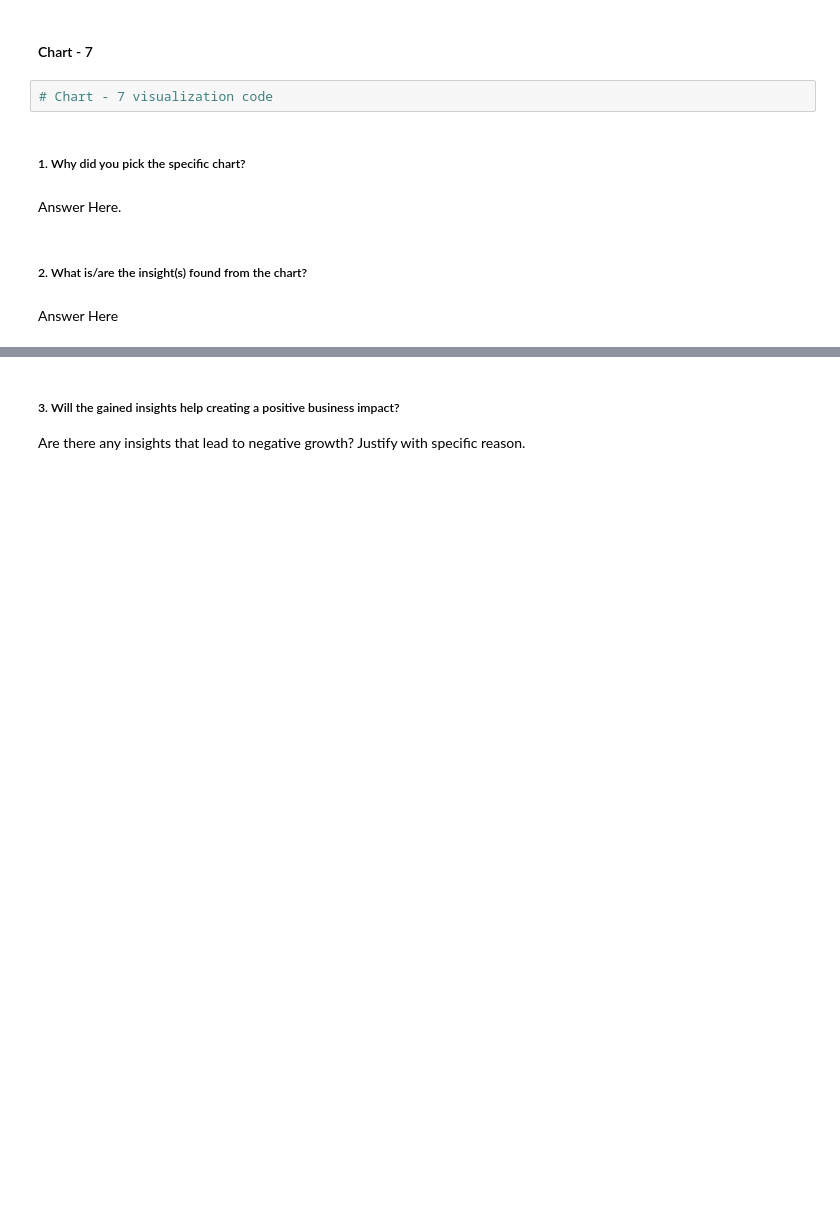
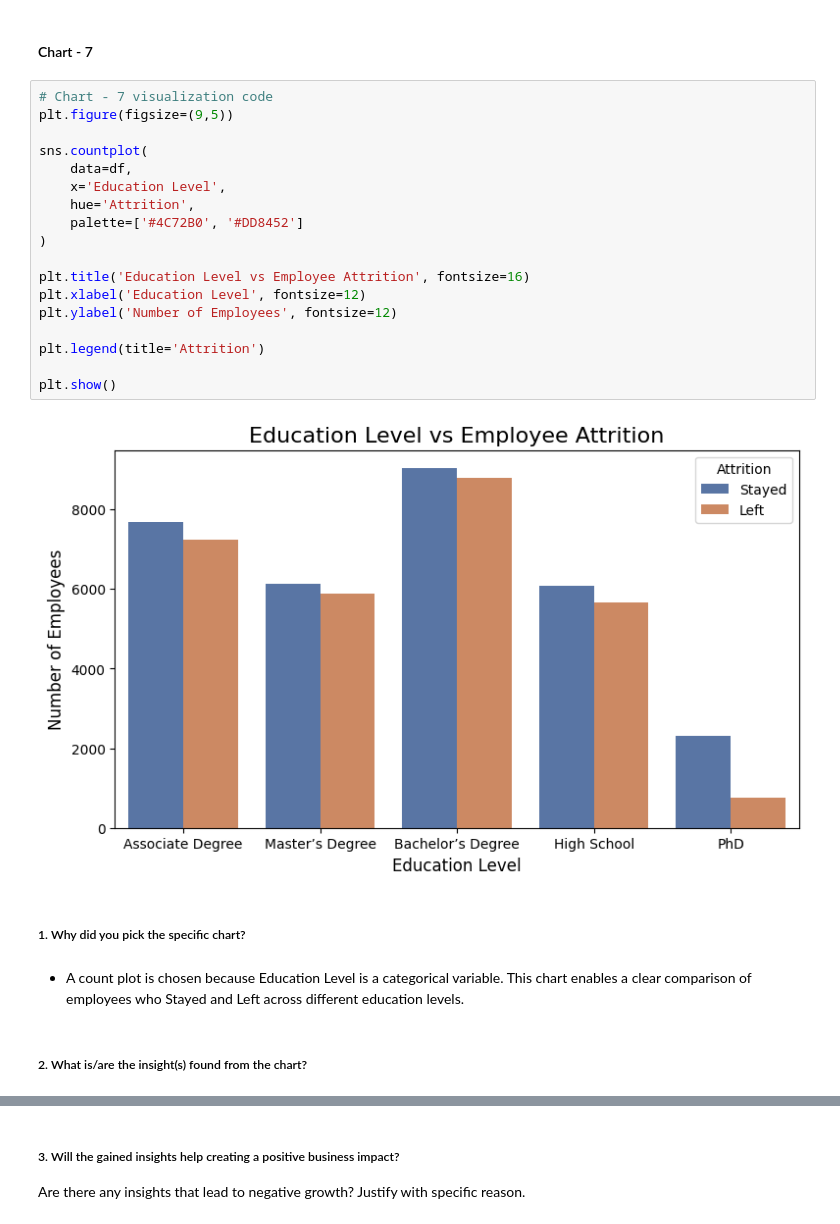
Before and after one commit to Sneha8126/Sneha-Sample-Classisfication--ML-Submission-Template, a Jupyter notebook: Sneha_Sample_Classisfication_ML_Submission_Template.ipynb, the cells around one changed output, grey strips where cells are left out. Drawn from its saved outputs; the diff is of its cells as text; blank space fills up the shorter version.

Commit message:
Added Chart-7 and its insights

```diff
--- a/Sneha_Sample_Classisfication_ML_Submission_Template.ipynb
+++ b/Sneha_Sample_Classisfication_ML_Submission_Template.ipynb
@@ -611,13 +611,29 @@ Are there any insights that lead to negative growth? Justify with specific reaso
 * A high attrition rate among single employees may negatively impact business growth, as frequent employee turnover increases recruitment and training costs, reduces productivity, and leads to the loss of skilled employees.
 # %% [markdown]
 #### Chart - 7
-# %%
-# Chart - 7 visualization code
+# %%
+# Chart - 7 visualization code
+plt.figure(figsize=(9,5))
+
+sns.countplot(
+    data=df,
+    x='Education Level',
+    hue='Attrition',
+    palette=['#4C72B0', '#DD8452']
+)
+
+plt.title('Education Level vs Employee Attrition', fontsize=16)
+plt.xlabel('Education Level', fontsize=12)
+plt.ylabel('Number of Employees', fontsize=12)
+
+plt.legend(title='Attrition')
+
+plt.show()
+# %% [output]
+[figure, added]
 # %% [markdown]
 ##### 1. Why did you pick the specific chart?
-# %% [markdown]
-Answer Here.
+# %% [markdown]
+* A count plot is chosen because Education Level is a categorical variable. This chart enables a clear comparison of employees who Stayed and Left across different education levels.
 # %% [markdown]
 ##### 2. What is/are the insight(s) found from the chart?
-# %% [markdown]
-Answer Here
```
Also changed, not shown: parts of 3 cells of this notebook.
